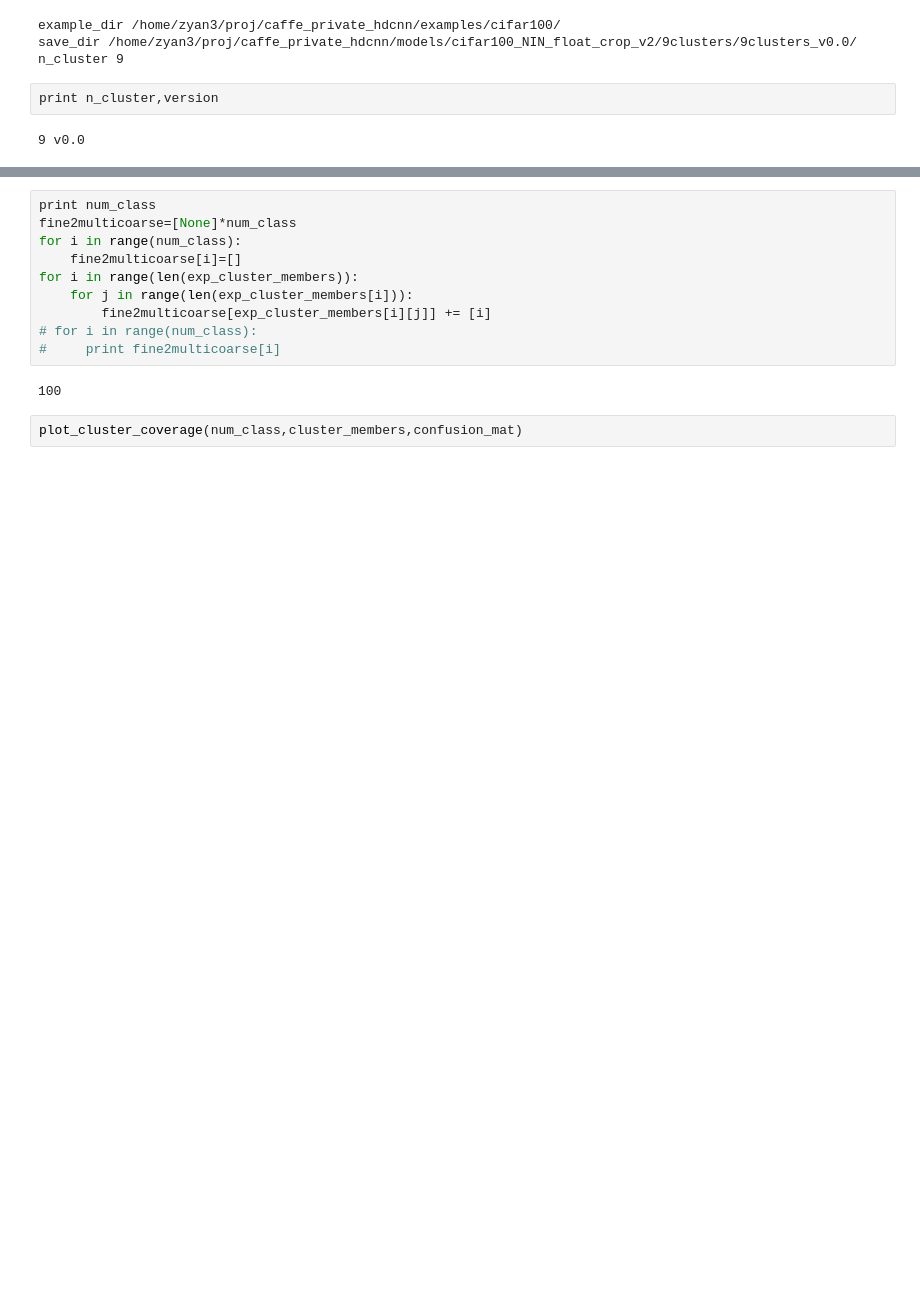
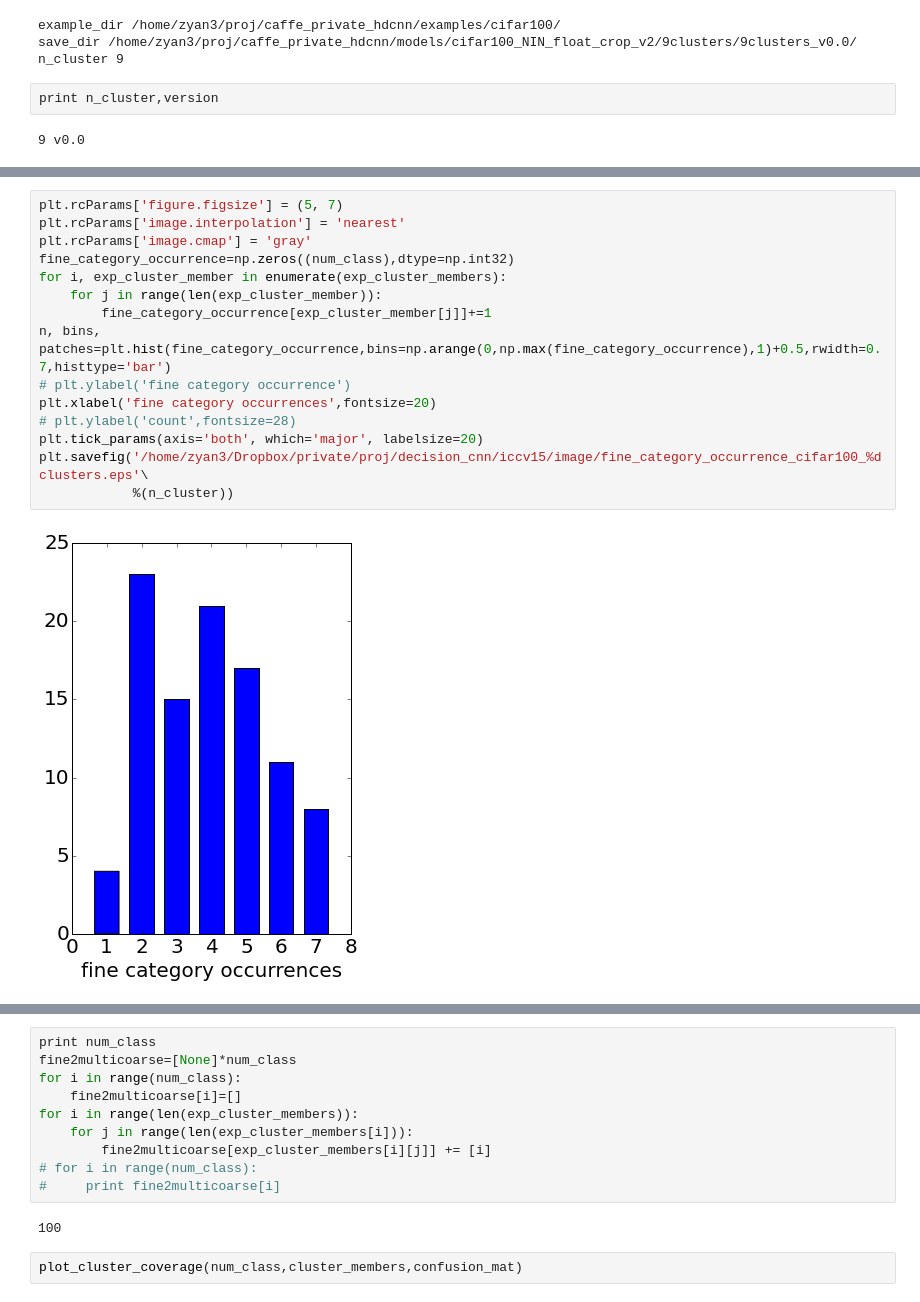
Before and after one commit to stephenyan1231/caffe-public, a Jupyter notebook: examples/cifar100/hdcnn/python/cifar100_NIN_raw.ipynb, the cells around one changed output, grey strips where cells are left out. Drawn from its saved outputs; the diff is of its cells as text; blank space fills up the shorter version.

```diff
--- a/examples/cifar100/hdcnn/python/cifar100_NIN_raw.ipynb
+++ b/examples/cifar100/hdcnn/python/cifar100_NIN_raw.ipynb
@@ -322,6 +344,23 @@ total_member 394
          69.  ,  71.75,  74.5 ,  77.25,  80.  ]),
  <a list of 20 Patch objects>)
 [figure]
+# %%
+plt.rcParams['figure.figsize'] = (5, 7)
+plt.rcParams['image.interpolation'] = 'nearest'
+plt.rcParams['image.cmap'] = 'gray'
+fine_category_occurrence=np.zeros((num_class),dtype=np.int32)
+for i, exp_cluster_member in enumerate(exp_cluster_members):
+    for j in range(len(exp_cluster_member)):
+        fine_category_occurrence[exp_cluster_member[j]]+=1
+n, bins, patches=plt.hist(fine_category_occurrence,bins=np.arange(0,np.max(fine_category_occurrence),1)+0.5,rwidth=0.7,histtype='bar')
+# plt.ylabel('fine category occurrence')
+plt.xlabel('fine category occurrences',fontsize=20)
+# plt.ylabel('count',fontsize=28)
+plt.tick_params(axis='both', which='major', labelsize=20)
+plt.savefig('/home/zyan3/Dropbox/private/proj/decision_cnn/iccv15/image/fine_category_occurrence_cifar100_%dclusters.eps'\
+            %(n_cluster))
+# %% [output]
+[figure, added]
 # %%
 for i in range(n_cluster):
     print len(exp_cluster_members[i])
```
Also changed, not shown: parts of 21 cells of this notebook, 21 other files.
